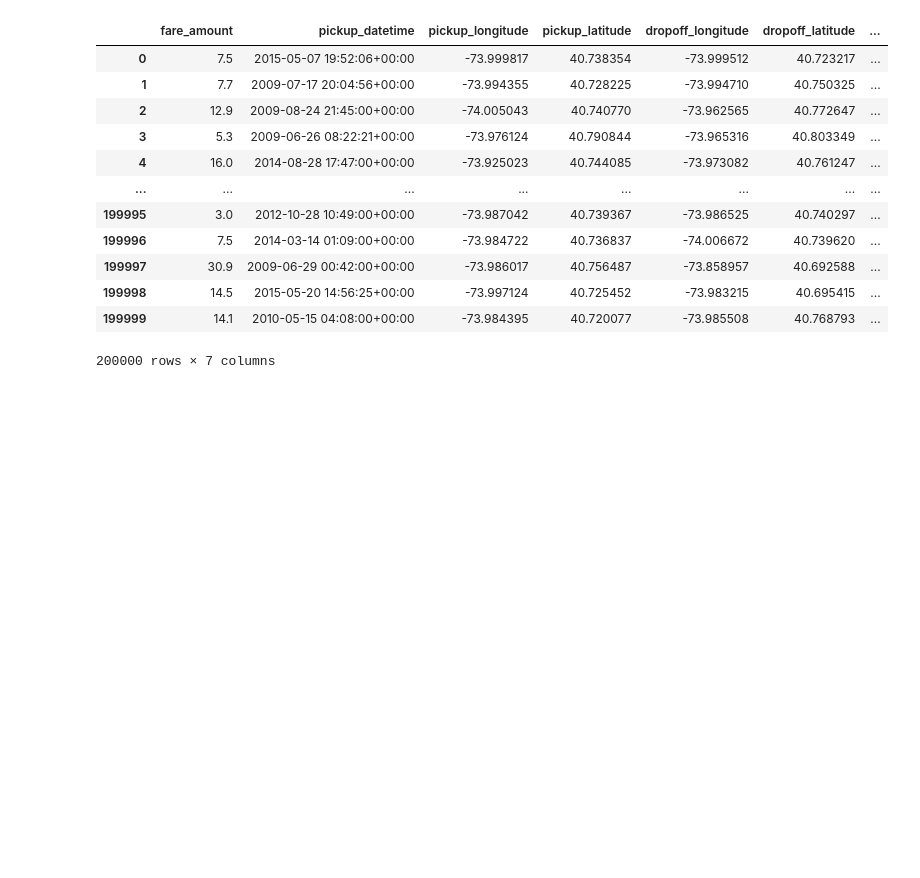
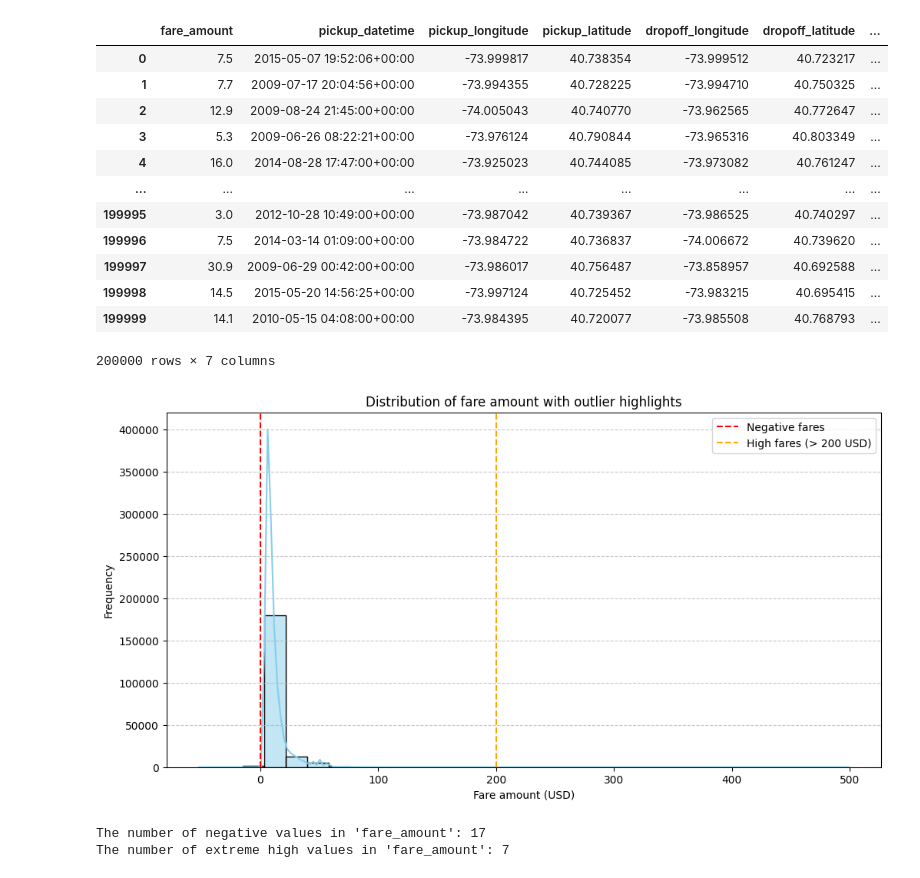
Before and after one commit to krzysikd/Uber_Fare_Prediction, a Jupyter notebook: Uber_Fares_Prediction.ipynb, the cells around one changed output. Saved outputs shown, nothing was run; the diff lists cells and outputs as text; code cells hidden in the pictures; blank space fills up the shorter version.

Commit message:
Completed Exploratory Data Analysis (EDA) and visualizations

```diff
--- a/Uber_Fares_Prediction.ipynb
+++ b/Uber_Fares_Prediction.ipynb
@@ -123,3 +128,30 @@ df
 | 199998 | 14.5 | 2015-05-20 14:56:25+00:00 | -73.997124 | 40.725452 | -73.983215 | 40.695415 | ... |
 | 199999 | 14.1 | 2010-05-15 04:08:00+00:00 | -73.984395 | 40.720077 | -73.985508 | 40.768793 | ... |
 200000 rows × 7 columns
+# %%
+plt.figure(figsize=(12, 6))
+sns.histplot(df['fare_amount'], bins=30, kde=True, color='skyblue', edgecolor='black')
+
+plt.axvline(x=0, color='red', linestyle='--', label='Negative fares')
+plt.axvline(x=200, color='orange', linestyle='--', label='High fares (> 200 USD)')
+
+plt.title('Distribution of fare amount with outlier highlights')
+plt.xlabel('Fare amount (USD)')
+plt.ylabel('Frequency')
+plt.legend()
+plt.grid(axis='y', linestyle='--', alpha=0.7)
+plt.show()
+# %% [output]
+[figure, added]
+# %%
+negative_fares = df[df['fare_amount'] < 0]
+high_fares = df[df['fare_amount'] > 200]
+
+negative_fare_count = negative_fares.shape[0]
+high_fare_count = high_fares.shape[0]
+
+print(f"The number of negative values in 'fare_amount': {negative_fare_count}")
+print(f"The number of extreme high values in 'fare_amount': {high_fare_count}")
+# %% [output]
+The number of negative values in 'fare_amount': 17
+The number of extreme high values in 'fare_amount': 7
```
Also changed, not shown: parts of 27 cells of this notebook.
